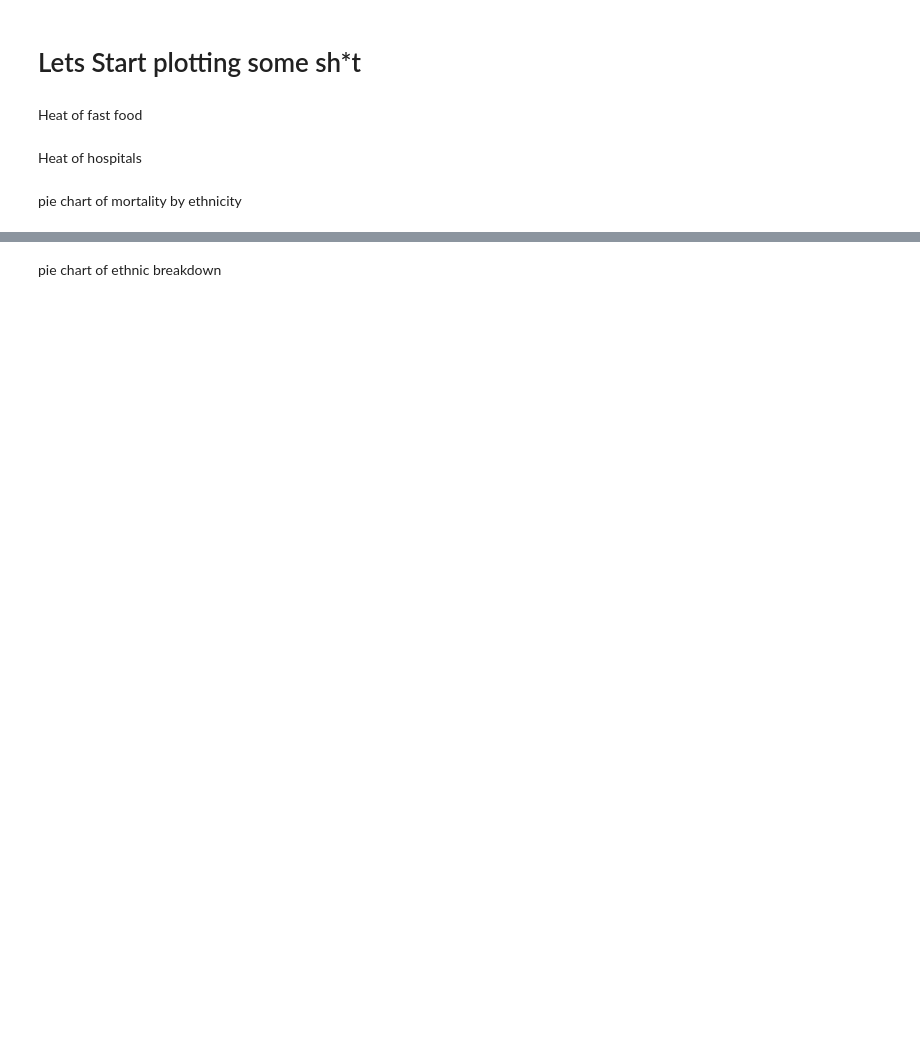
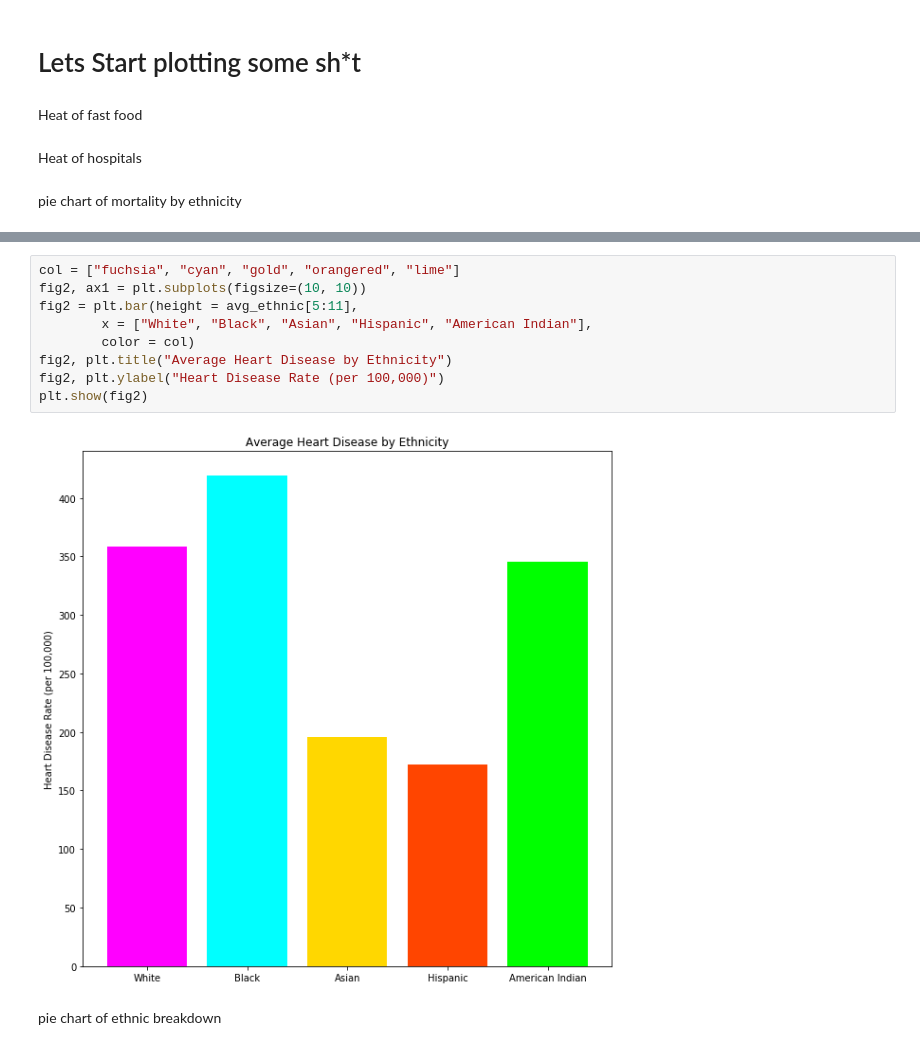
Before and after one commit to petersmyers/Project1, a Jupyter notebook: Project1_Visualizations.ipynb, the cells around one changed output, grey strips where cells are left out. Drawn from its saved outputs; the diff is of its cells as text; blank space fills up the shorter version.

```diff
--- a/Project1_Visualizations.ipynb
+++ b/Project1_Visualizations.ipynb
@@ -89,2 +105,13 @@ plt.pie(avg_ethnic[["white_perh", "black_perh", "amerind_perh", "asian_perh"]],
+# %%
+col = ["fuchsia", "cyan", "gold", "orangered", "lime"]
+fig2, ax1 = plt.subplots(figsize=(10, 10))
+fig2 = plt.bar(height = avg_ethnic[5:11],
+        x = ["White", "Black", "Asian", "Hispanic", "American Indian"],
+        color = col)
+fig2, plt.title("Average Heart Disease by Ethnicity")
+fig2, plt.ylabel("Heart Disease Rate (per 100,000)")
+plt.show(fig2)
+# %% [output]
+[figure, added]
 # %% [markdown]
 pie chart of ethnic breakdown
```
Also changed, not shown: parts of 14 cells of this notebook.
